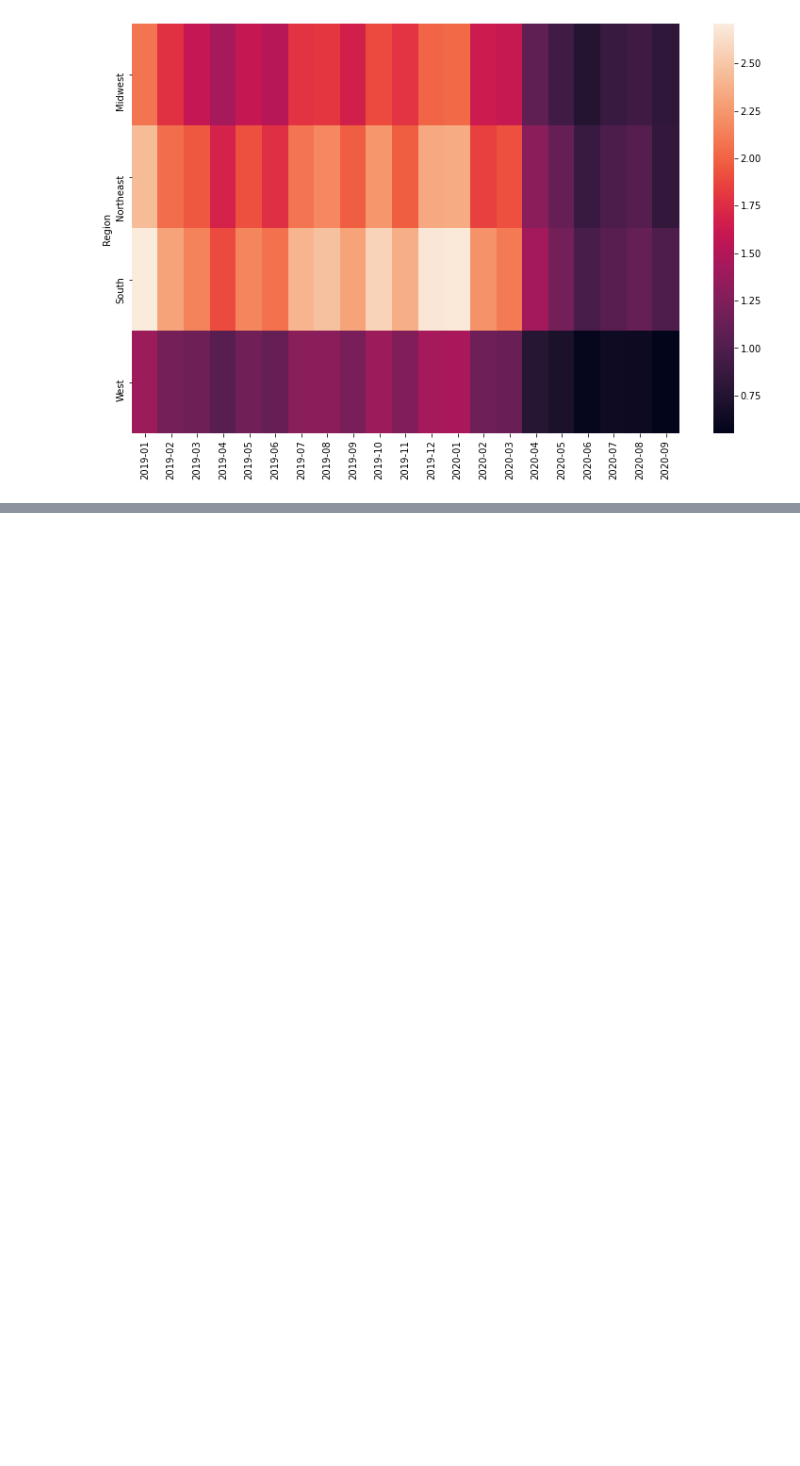
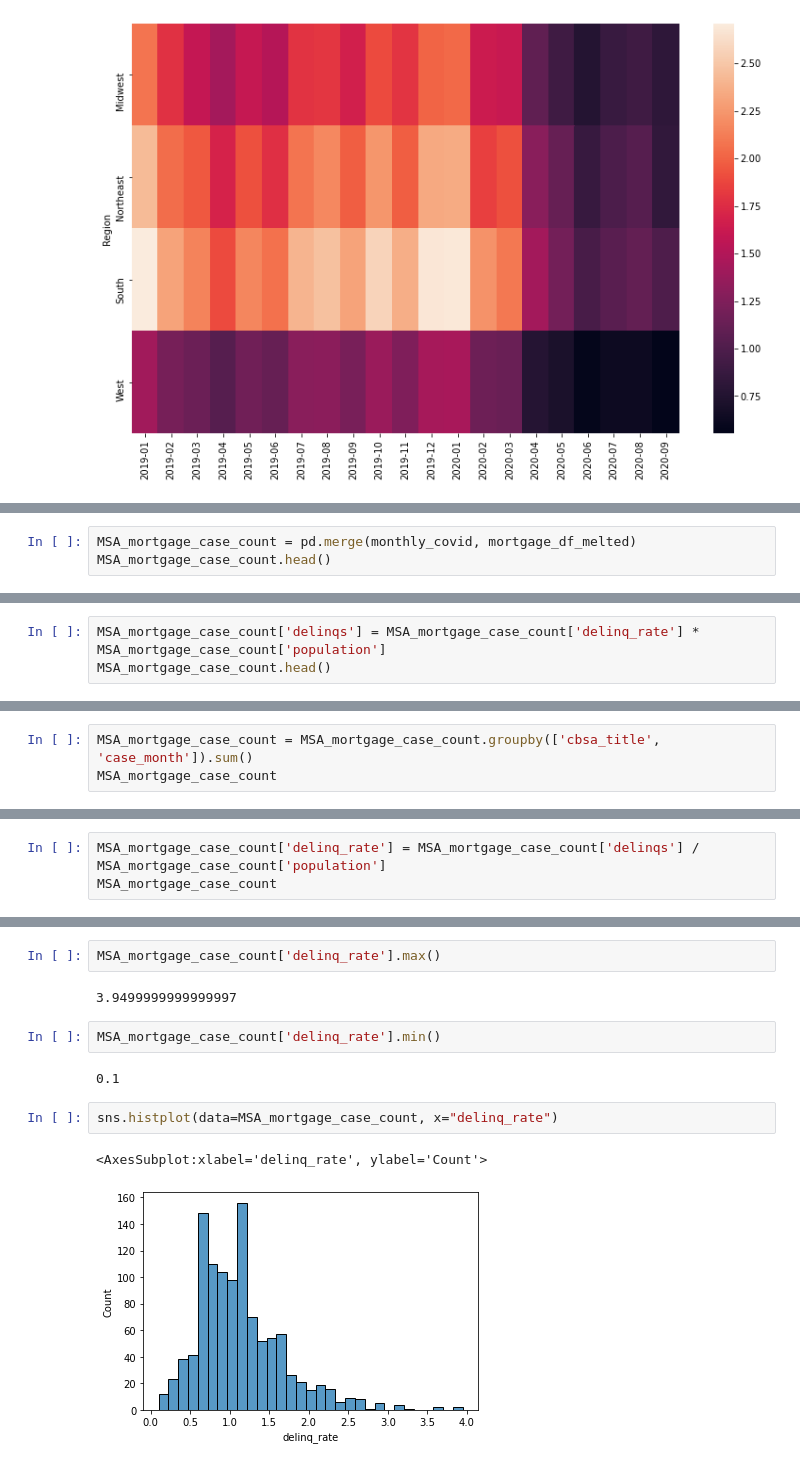
Before and after one commit to jamilao/housing-and-covid19, a Jupyter notebook: notebooks/MortgageDataProcessing.ipynb, the cells around one changed output, grey strips where cells are left out. Saved outputs shown, nothing was run; the diff lists cells and outputs as text; blank space fills up the shorter version.

```diff
--- a/notebooks/MortgageDataProcessing.ipynb
+++ b/notebooks/MortgageDataProcessing.ipynb
@@ -153,0 +175,3 @@ sns.heatmap(new_df_region.iloc[:,1:23])
+# %%
+MSA_mortgage_case_count = pd.merge(monthly_covid, mortgage_df_melted)
+MSA_mortgage_case_count.head()
@@ -153,0 +185,3 @@ sns.heatmap(new_df_region.iloc[:,1:23])
+# %%
+MSA_mortgage_case_count['delinqs'] = MSA_mortgage_case_count['delinq_rate'] * MSA_mortgage_case_count['population']
+MSA_mortgage_case_count.head()
@@ -153,0 +195,3 @@ sns.heatmap(new_df_region.iloc[:,1:23])
+# %%
+MSA_mortgage_case_count = MSA_mortgage_case_count.groupby(['cbsa_title', 'case_month']).sum()
+MSA_mortgage_case_count
@@ -153,0 +213,3 @@ sns.heatmap(new_df_region.iloc[:,1:23])
+# %%
+MSA_mortgage_case_count['delinq_rate'] = MSA_mortgage_case_count['delinqs'] / MSA_mortgage_case_count['population']
+MSA_mortgage_case_count
@@ -153,0 +231,13 @@ sns.heatmap(new_df_region.iloc[:,1:23])
+# %%
+MSA_mortgage_case_count['delinq_rate'].max()
+# %% [output]
+3.9499999999999997
+# %%
+MSA_mortgage_case_count['delinq_rate'].min()
+# %% [output]
+0.1
+# %%
+sns.histplot(data=MSA_mortgage_case_count, x="delinq_rate")
+# %% [output]
+<AxesSubplot:xlabel='delinq_rate', ylabel='Count'>
+[figure, added]
```
Also changed, not shown: parts of 22 cells of this notebook.
